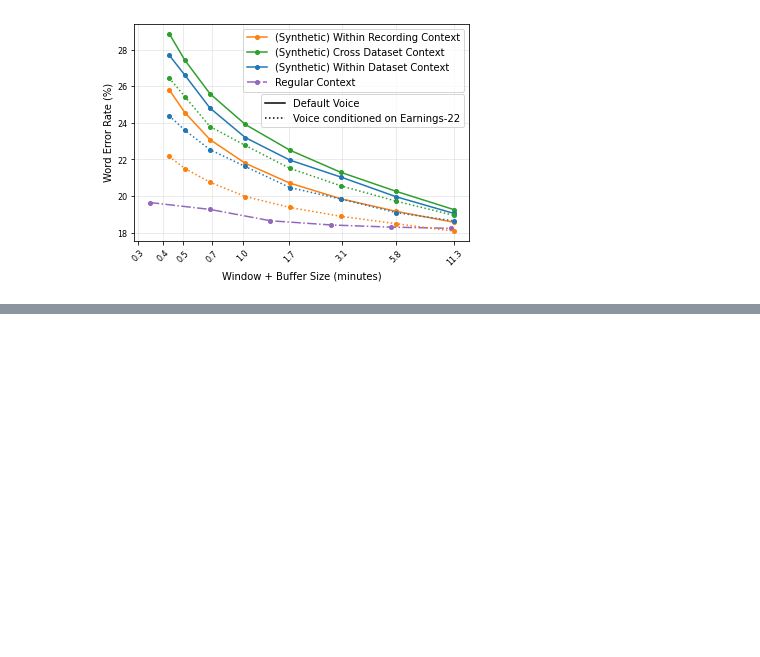
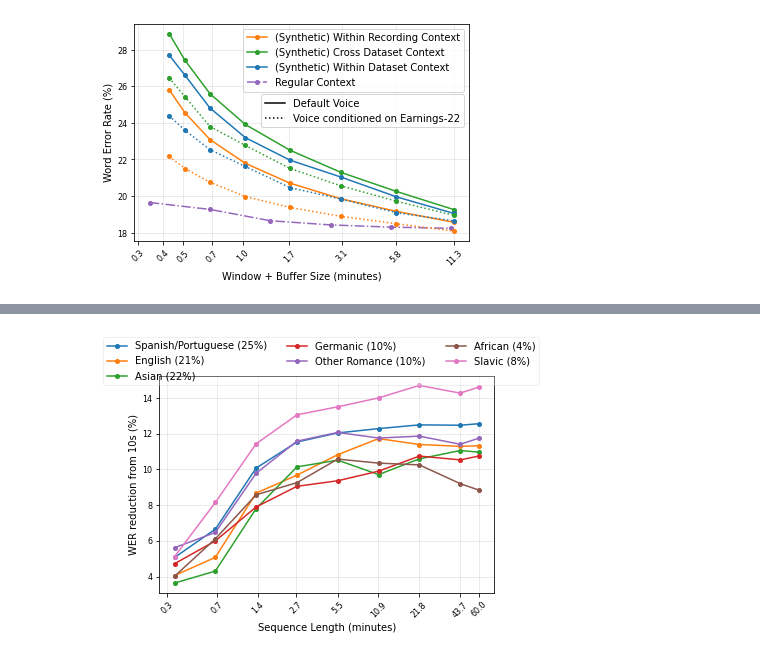
Before and after one commit to robflynnyh/long-context-asr, a Jupyter notebook: eval/results/eval.ipynb, the cells around one changed output, grey strips where cells are left out. Drawn from its saved outputs; the diff is of its cells as text; code cells hidden in the pictures; blank space fills up the shorter version.

```diff
--- a/eval/results/eval.ipynb
+++ b/eval/results/eval.ipynb
@@ -1414,8 +1087,0 @@ class AdaptiveRotaryPositionalEmbedding(torch.nn.Module): # TODO: incl fused ker
-# %%
-rot = AdaptiveRotaryPositionalEmbedding(128, base=10**9, heads=8)
-q = torch.ones(1, 1000, 8, 128)
-x = torch.randn(1, 1000, 128*8)
-k = q
-q, k,t = rot(x, q, k)
-qk = torch.einsum('bihd,bjhd->bhij', q, k)
-plt.plot(qk[0, 1, 300, :].detach().numpy())
@@ -1431,0 +1111,69 @@ plt.plot(t[0,:,0].detach().numpy())
+# %%
+earnings_per_rec = pd.read_csv('evals_rb_post_windowed_attn_earnings22_per_rec_eval.csv')
+e22_metadata = pd.read_csv('../earnings22_full/metadata.csv')
+
+areas = list(e22_metadata['Language Family + Area Based'].unique())
+seq_lens = list(earnings_per_rec['seq_len'].unique())
+results = {
+    area: {seq_len: {'subs': [], 'ins': [], 'dels': []} for seq_len in seq_lens} for area in areas
+}
+recordings = [el for el in list(earnings_per_rec.recording.unique()) if el != 'all']
+
+average_duplicates = True
+df = earnings_per_rec
+for seq_len in seq_lens:
+    for recording in recordings:
+        sset = df.loc[df['dataset'] == 'earnings22_full'].loc[df['split'] == 'test'].loc[df['seq_len'] == seq_len].loc[df['recording'] == recording]
+        if average_duplicates:
+            sset = sset.groupby('checkpoint').agg({'ins_rate':'mean', 'del_rate':'mean', 'sub_rate':'mean'}).reset_index()
+        area = e22_metadata.loc[e22_metadata['File ID'] == str(recording)]['Language Family + Area Based'].iloc[0]
+        results[area][seq_len]['subs'].append(sset['sub_rate'].mean())
+        results[area][seq_len]['ins'].append(sset['ins_rate'].mean())
+        results[area][seq_len]['dels'].append(sset['del_rate'].mean())
+
+for area in results.keys():
+    for seq_len in results[area].keys():
+
+        results[area][seq_len]['subs'] = np.array(results[area][seq_len]['subs']).mean()
+        results[area][seq_len]['ins'] = np.array(results[area][seq_len]['ins']).mean()
+        results[area][seq_len]['dels'] = np.array(results[area][seq_len]['dels']).mean()
+        results[area][seq_len]['wer'] = results[area][seq_len]['subs'] + results[area][seq_len]['ins'] + results[area][seq_len]['dels']
+
+area_counts = {area: 0 for area in areas}
+total_counts = 0
+for recording in recordings:
+    area = e22_metadata.loc[e22_metadata['File ID'] == str(recording)]['Language Family + Area Based'].iloc[0]
+    area_counts[area] += 1
+    total_counts += 1
+for area in area_counts.keys():
+    area_counts[area] = int(round((area_counts[area] / total_counts) * 100, 0))
+
+
+for area in results.keys():
+    seq_lens = sorted(list(results[area].keys()))
+    wers = [results[area][seq_len]['wer'] for seq_len in seq_lens]
+    wer_json = {seq_len: {'wer': results[area][seq_len]['wer']} for seq_len in seq_lens}
+    p_decrease = get_percentage_decrease_json(wer_json)
+
+    plt.plot([el/100/60 for el in p_decrease.keys()], [p_decrease[key] for key in p_decrease.keys()], marker='o', markersize=4, label=f'{area} ({area_counts[area]}%)')
+
+ax=plt.gca()
+ax.set_xscale('log', basex=2)
+# # log y axis
+# ax.set_yscale('log', basey=2)
+ax.set_xticks([round(el/100/60, 1) for el in sorted(seq_lens[1:])])
+ax.get_xaxis().set_major_formatter(matplotlib.ticker.ScalarFormatter())
+plt.rc('xtick', labelsize=tw)
+plt.xticks(rotation=rot)
+plt.rc('ytick', labelsize=tw)
+plt.xlabel('Sequence Length (minutes)')
+plt.ylabel('WER reduction from 10s (%)')
+# set opacitiy of 0.5 to legend
+plt.legend(ncol=3, bbox_to_anchor=(1.15, 1.2), framealpha=0.3)
+ax.grid(True, axis='both', alpha=0.3)
+
+plt.savefig('./wer_reduction_per_area.pdf', transparent = True, bbox_inches = 'tight')
+
+plt.show()
+# %% [output]
+[figure, added]
```
Also changed, not shown: parts of 25 cells of this notebook, 19 other files.
